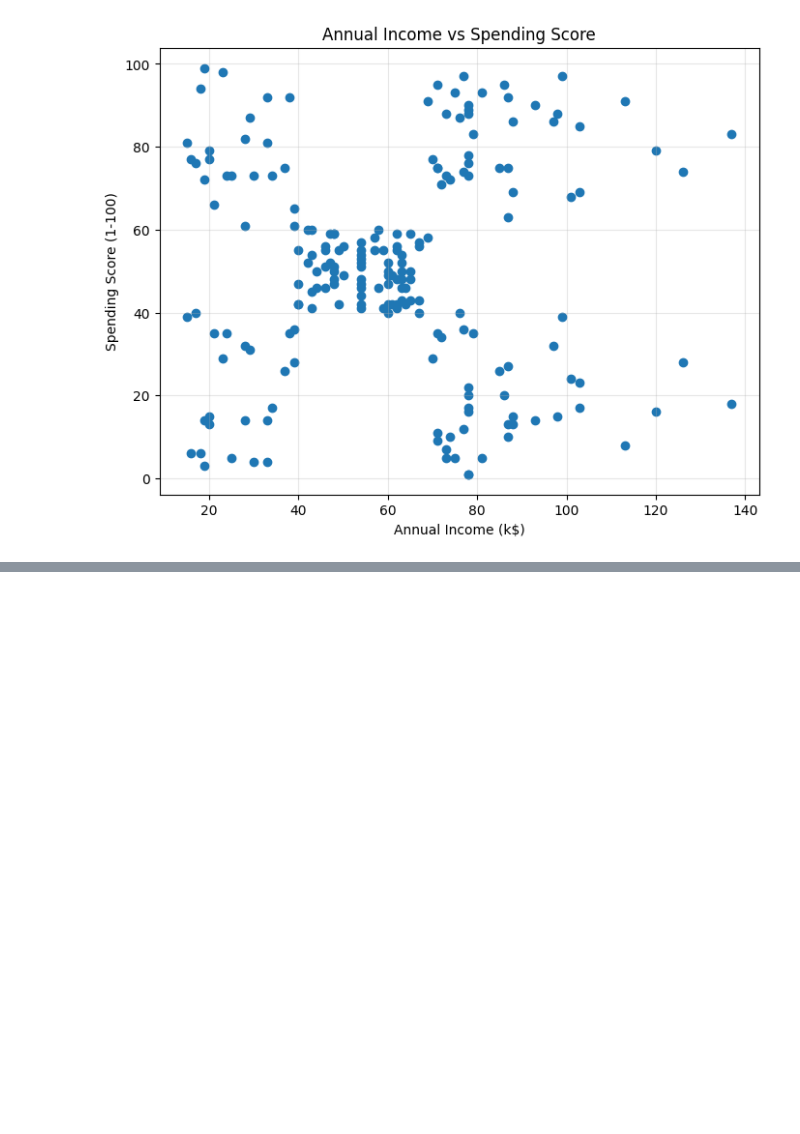
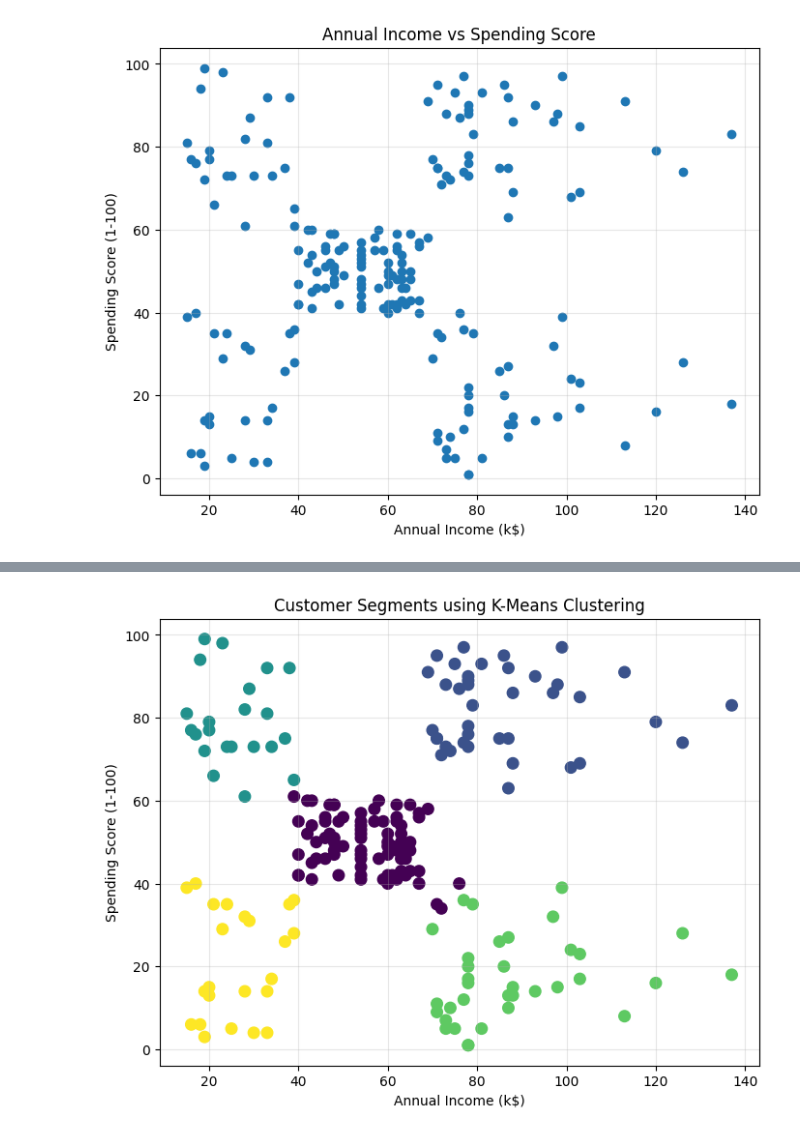
Before and after one commit to Abdullahkhawaja017/zynxis-internship-muhammadabdullah, a Jupyter notebook: Week_5_Clustering/Week5_Clustering.ipynb, the cells around one changed output, grey strips where cells are left out. Saved outputs shown, nothing was run; the diff lists cells and outputs as text; code cells hidden in the pictures; blank space fills up the shorter version.

```diff
--- a/Week_5_Clustering/Week5_Clustering.ipynb
+++ b/Week_5_Clustering/Week5_Clustering.ipynb
@@ -185,0 +274,4 @@ plt.show()
+# %%
+df["Cluster"] = clusters
+
+df.head()
@@ -185,0 +291,23 @@ plt.show()
+# %%
+plt.figure(figsize=(8,6))
+
+plt.scatter(
+    X["Annual Income (k$)"],
+    X["Spending Score (1-100)"],
+    c=df["Cluster"],
+    s=70
+)
+
+plt.title("Customer Segments using K-Means Clustering")
+
+plt.xlabel("Annual Income (k$)")
+
+plt.ylabel("Spending Score (1-100)")
+
+plt.grid(alpha=0.3)
+
+plt.savefig("Visualizations/kmeans_clusters.png")
+
+plt.show()
+# %% [output]
+[figure, added]
```
Also changed, not shown: parts of 12 cells of this notebook, 3 other files.
